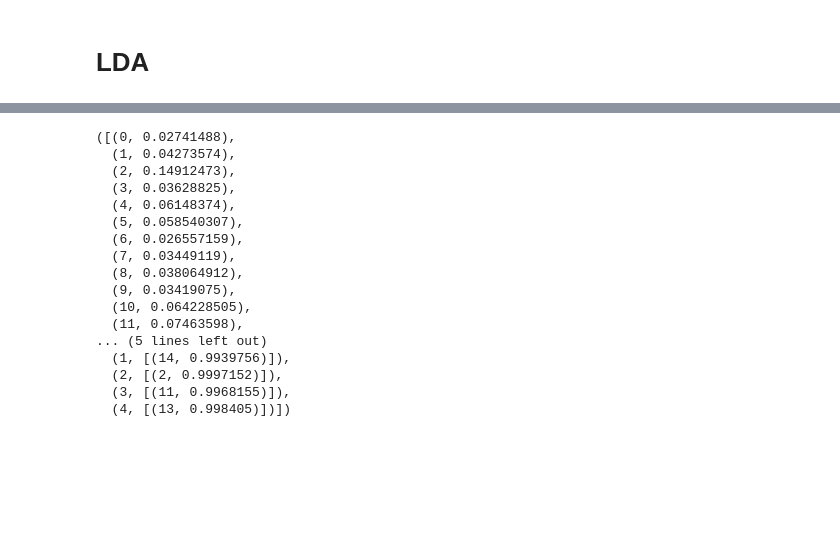
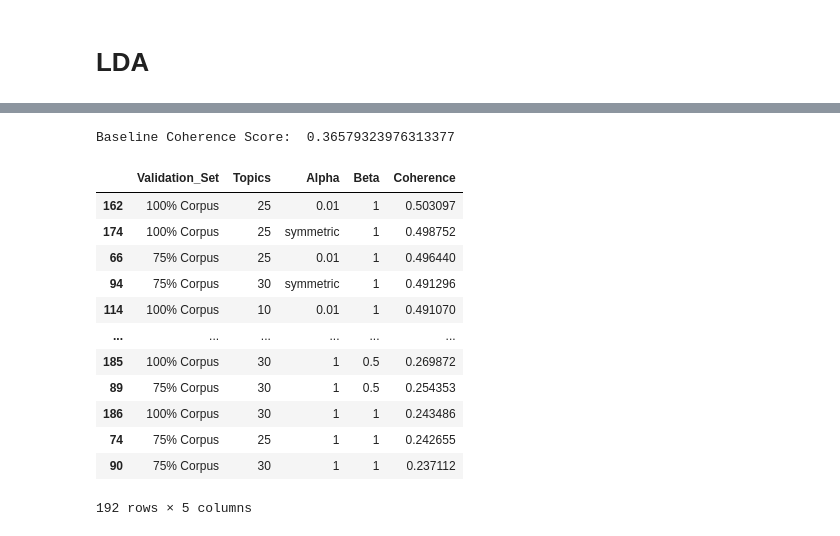
Before and after one commit to paintk2/10YT-Prediction-LSTM-NLP-Beige-Book, a Jupyter notebook: LDA_topic_modeling.ipynb, the cells around one changed output, grey strips where cells are left out. Cells and saved outputs as stored; diff of their text form; code cells hidden in the pictures; blank space fills up the shorter version.

```diff
--- a/LDA_topic_modeling.ipynb
+++ b/LDA_topic_modeling.ipynb
@@ -55,4 +79,4 @@ def tokenize(text):
     return(text_wordlist)
 
 # remove stop words from sentences
-texts = list(data_su["sentence"].apply( lambda text: tokenize(text)))
+texts = texts.apply(lambda text: tokenize(text))
@@ -71,5 +120,4 @@ topics = LdaModel(corpus=corpus,
 # %%
-# print first 10 topics
-for i, topic in enumerate(topics.print_topics(10)):
-    print ('%d: %s\n'%(i+1, topic))
+# print first topic - topics are a combination of weighted key words
+lda_model.print_topics(0)
 # %% [output]
@@ -101,21 +141,7 @@ the mood of our directors varies from pessimism to optimism
-# %%
-# topic distribution for first sentence in data
-display(topics.get_document_topics(corpus[0],per_word_topics=True ))
-# %% [output]
-([(0, 0.02741488),
-  (1, 0.04273574),
-  (2, 0.14912473),
-  (3, 0.03628825),
-  (4, 0.06148374),
-  (5, 0.058540307),
-  (6, 0.026557159),
-  (7, 0.03449119),
-  (8, 0.038064912),
-  (9, 0.03419075),
-  (10, 0.064228505),
-  (11, 0.07463598),
-... (5 lines left out)
-  (1, [(14, 0.9939756)]),
-  (2, [(2, 0.9997152)]),
-  (3, [(11, 0.9968155)]),
-  (4, [(13, 0.998405)])])
+# %%
+# calcualte coherence
+coherence_model_lda = CoherenceModel(model=lda_model, texts=texts, dictionary=dictionary, coherence='c_v')
+coherence_lda = coherence_model_lda.get_coherence()
+print('Baseline Coherence Score: ', coherence_lda)
+# %% [output]
+Baseline Coherence Score:  0.36579323976313377
@@ -121,0 +194,44 @@ display(topics.get_document_topics(corpus[0],per_word_topics=True ))
+# %%
+# Can take a long time to run
+if 1 == 1:
+    pbar = tqdm.tqdm(total=(len(beta)*len(alpha)*len(topics_range)*len(corpus_title)))
+
+    # iterate through validation corpuses
+    for i in range(len(corpus_sets)):
+        # iterate through number of topics
+        for k in topics_range:
+            # iterate through alpha values
+            for a in alpha:
+                # iterare through beta values
+                for b in beta:
+                    # get the coherence score for the given parameters
+                    cv = compute_coherence_values(corpus=corpus_sets[i], dictionary=dictionary,
+                                                  k=k, a=a, b=b)
+                    # Save the model results
+                    model_results['Validation_Set'].append(corpus_title[i])
+                    model_results['Topics'].append(k)
+                    model_results['Alpha'].append(a)
+                    model_results['Beta'].append(b)
+                    model_results['Coherence'].append(cv)
+
+                    pbar.update(1)
+    pd.DataFrame(model_results).to_csv('../data/lda_tuning_results.csv', index=False)
+    pbar.close()
+# %%
+# explore results
+df = pd.DataFrame(model_results)
+df.sort_values('Coherence', ascending=False)
+# %% [output]
+|  | Validation_Set | Topics | Alpha | Beta | Coherence |
+| 162 | 100% Corpus | 25 | 0.01 | 1 | 0.503097 |
+| 174 | 100% Corpus | 25 | symmetric | 1 | 0.498752 |
+| 66 | 75% Corpus | 25 | 0.01 | 1 | 0.496440 |
+| 94 | 75% Corpus | 30 | symmetric | 1 | 0.491296 |
+| 114 | 100% Corpus | 10 | 0.01 | 1 | 0.491070 |
+| ... | ... | ... | ... | ... | ... |
+| 185 | 100% Corpus | 30 | 1 | 0.5 | 0.269872 |
+| 89 | 75% Corpus | 30 | 1 | 0.5 | 0.254353 |
+| 186 | 100% Corpus | 30 | 1 | 1 | 0.243486 |
+| 74 | 75% Corpus | 25 | 1 | 1 | 0.242655 |
+| 90 | 75% Corpus | 30 | 1 | 1 | 0.237112 |
+192 rows × 5 columns
```
Also changed, not shown: parts of 27 cells of this notebook, 6 other files.
